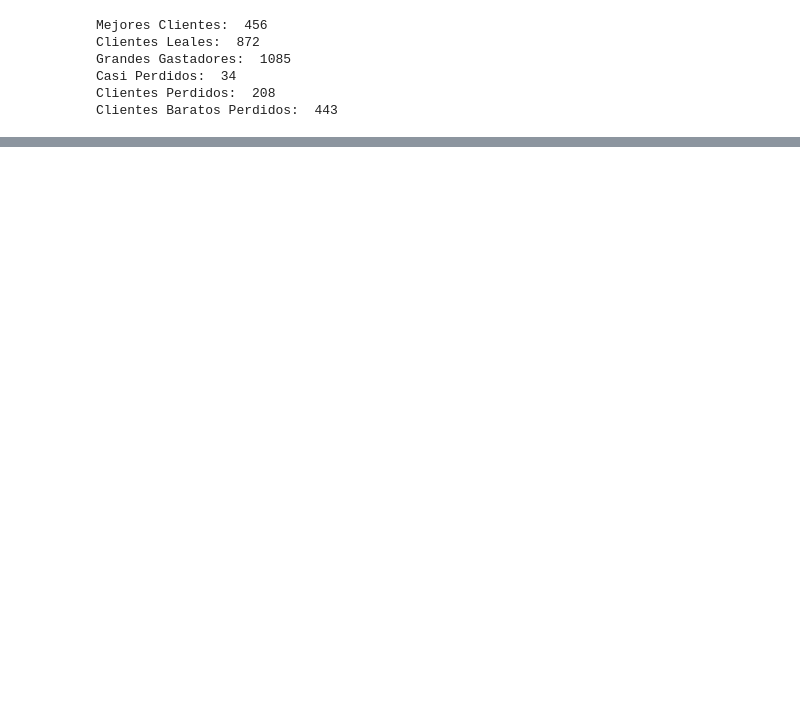
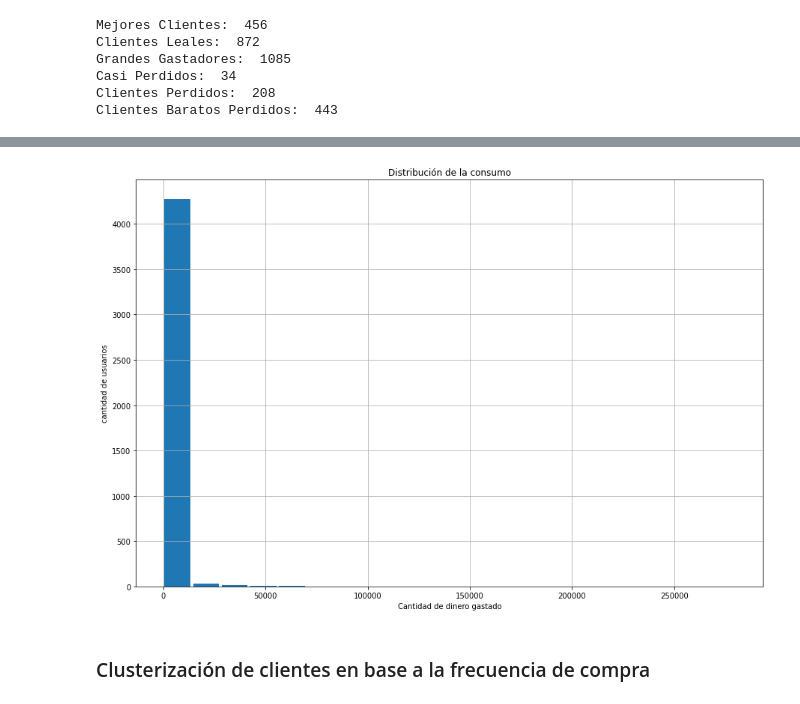
Before and after one commit to cirssax/VisualizacionDatos, a Jupyter notebook: notebooks/P2_EDA.ipynb, the cells around one changed output, grey strips where cells are left out. Saved outputs shown, nothing was run; the diff lists cells and outputs as text; code cells hidden in the pictures; blank space fills up the shorter version.

```diff
--- a/notebooks/P2_EDA.ipynb
+++ b/notebooks/P2_EDA.ipynb
@@ -576,0 +651,12 @@ Clientes Baratos Perdidos:  443
+# %%
+plt.figure(figsize=(15,10))
+plt.hist(rfm["Monetary"], rwidth = 0.9, bins = 20)
+plt.title("Distribución de la consumo")
+plt.grid()
+plt.xlabel("Cantidad de dinero gastado")
+plt.ylabel("cantidad de usuarios")
+plt.show()
+# %% [output]
+[figure, added]
+# %% [markdown]
+### Clusterización de clientes en base a la frecuencia de compra
```
Also changed, not shown: parts of 25 cells of this notebook.
